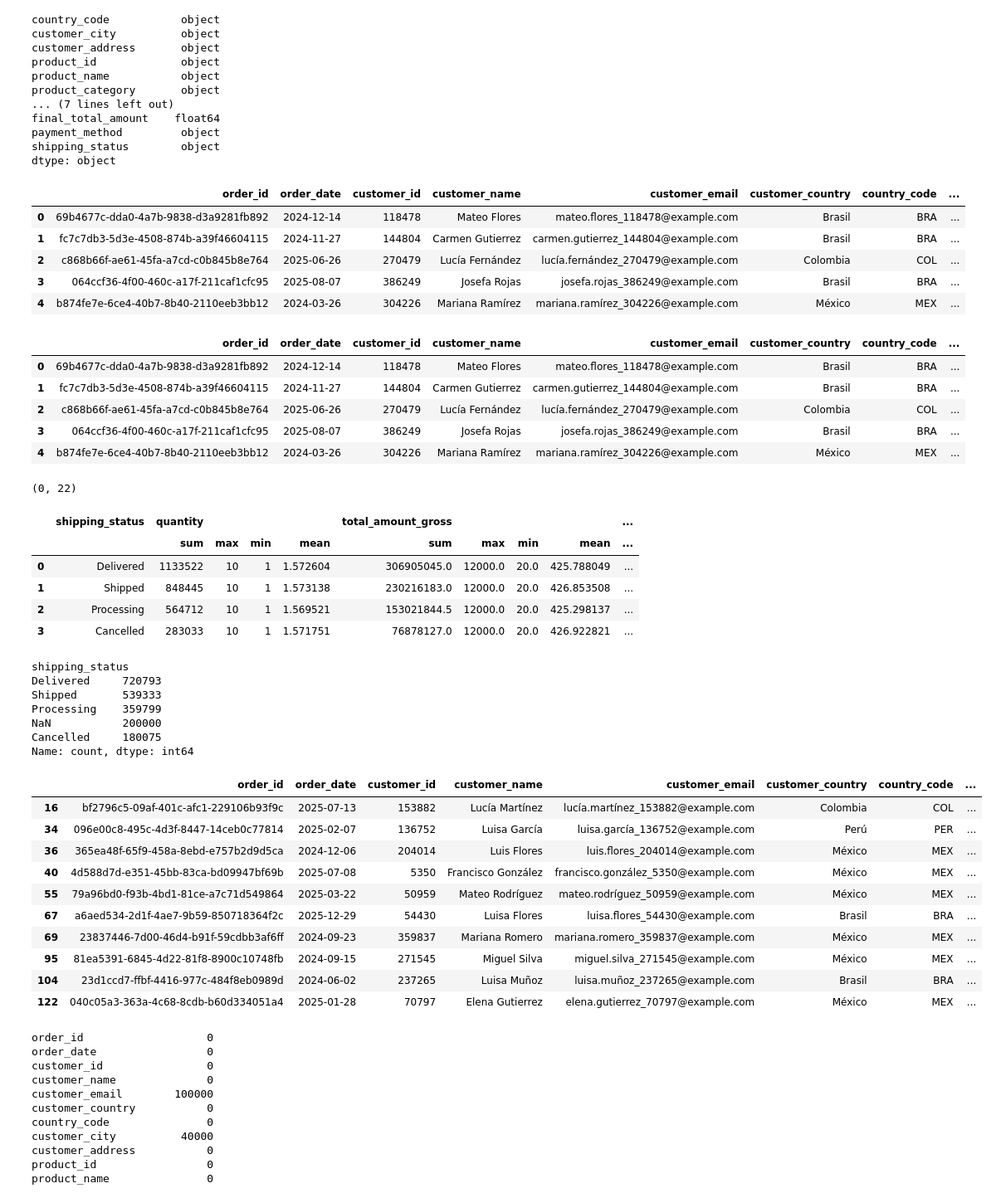
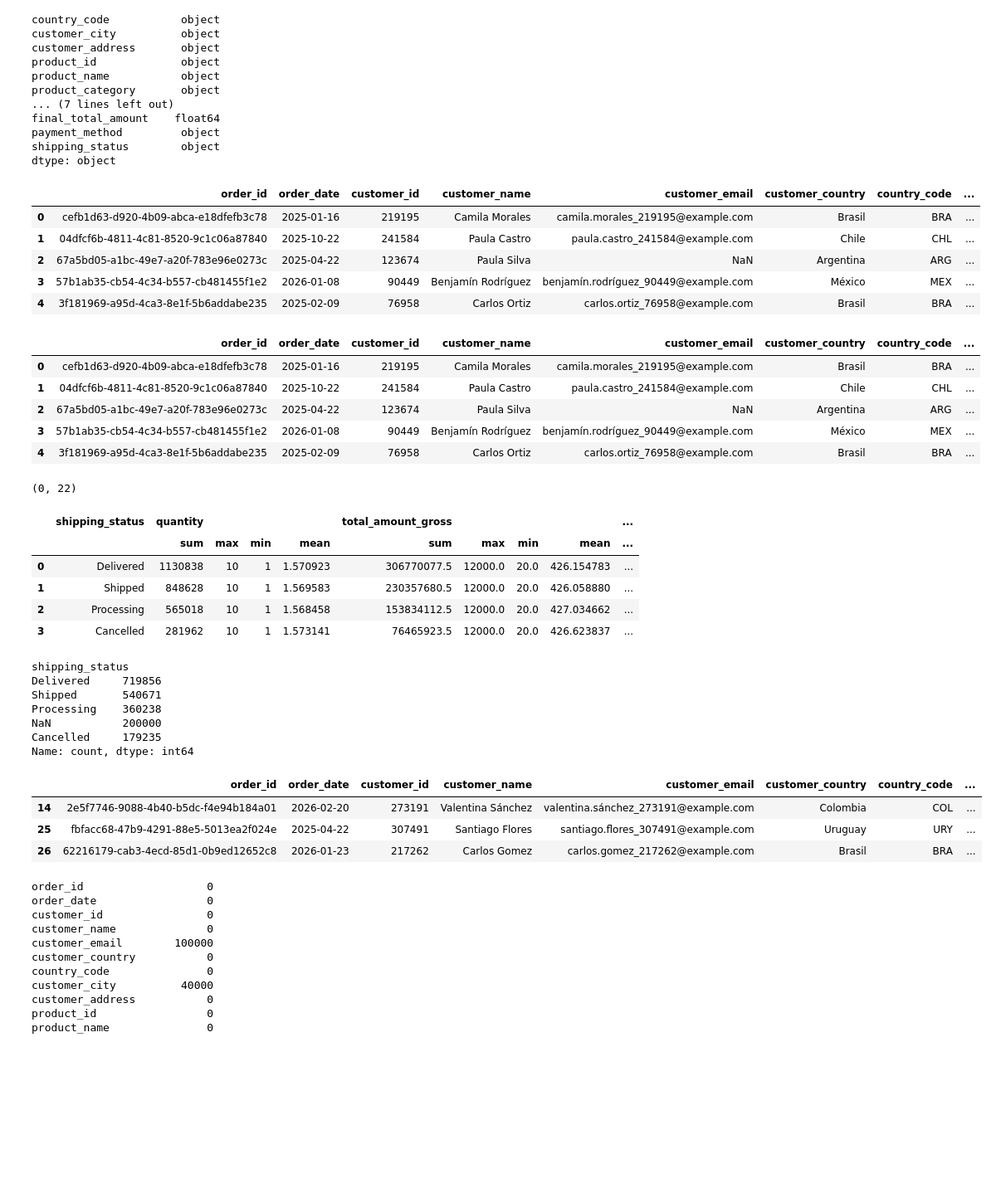
Before and after one commit to hector1994/e_commerce_funnel_data_generator, a Jupyter notebook: generador_sp7.ipynb, the cells around one changed output. Shown at 83% size. Drawn from its saved outputs; the diff is of its cells as text; code cells hidden in the pictures; blank space fills up the shorter version.

```diff
--- a/generador_sp7.ipynb
+++ b/generador_sp7.ipynb
@@ -10,7 +10,7 @@ pd.set_option('display.max_columns', None)
 import seaborn as sns
 import plotly as px
 # %%
-def generate_sales_data(n=2000000):
+def generate_sales_data(n=2327140):
     """
     Generates a Pandas DataFrame with n rows of sales data,
     including intentional errors for data cleaning practice.
@@ -653,20 +653,20 @@ dtype: object
 df_sales.head()
 # %% [output]
 |  | order_id | order_date | customer_id | customer_name | customer_email | customer_country | country_code | ... |
-| 0 | 69b4677c-dda0-4a7b-9838-d3a9281fb892 | 2024-12-14 | 118478 | Mateo Flores | mateo.flores_118478@example.com | Brasil | BRA | ... |
-| 1 | fc7c7db3-5d3e-4508-874b-a39f46604115 | 2024-11-27 | 144804 | Carmen Gutierrez | carmen.gutierrez_144804@example.com | Brasil | BRA | ... |
-| 2 | c868b66f-ae61-45fa-a7cd-c0b845b8e764 | 2025-06-26 | 270479 | Lucía Fernández | lucía.fernández_270479@example.com | Colombia | COL | ... |
-| 3 | 064ccf36-4f00-460c-a17f-211caf1cfc95 | 2025-08-07 | 386249 | Josefa Rojas | josefa.rojas_386249@example.com | Brasil | BRA | ... |
-| 4 | b874fe7e-6ce4-40b7-8b40-2110eeb3bb12 | 2024-03-26 | 304226 | Mariana Ramírez | mariana.ramírez_304226@example.com | México | MEX | ... |
+| 0 | cefb1d63-d920-4b09-abca-e18dfefb3c78 | 2025-01-16 | 219195 | Camila Morales | camila.morales_219195@example.com | Brasil | BRA | ... |
+| 1 | 04dfcf6b-4811-4c81-8520-9c1c06a87840 | 2025-10-22 | 241584 | Paula Castro | paula.castro_241584@example.com | Chile | CHL | ... |
+| 2 | 67a5bd05-a1bc-49e7-a20f-783e96e0273c | 2025-04-22 | 123674 | Paula Silva | NaN | Argentina | ARG | ... |
+| 3 | 57b1ab35-cb54-4c34-b557-cb481455f1e2 | 2026-01-08 | 90449 | Benjamín Rodríguez | benjamín.rodríguez_90449@example.com | México | MEX | ... |
+| 4 | 3f181969-a95d-4ca3-8e1f-5b6addabe235 | 2025-02-09 | 76958 | Carlos Ortiz | carlos.ortiz_76958@example.com | Brasil | BRA | ... |
 # %%
 df_sales.head()
 # %% [output]
 |  | order_id | order_date | customer_id | customer_name | customer_email | customer_country | country_code | ... |
-| 0 | 69b4677c-dda0-4a7b-9838-d3a9281fb892 | 2024-12-14 | 118478 | Mateo Flores | mateo.flores_118478@example.com | Brasil | BRA | ... |
-| 1 | fc7c7db3-5d3e-4508-874b-a39f46604115 | 2024-11-27 | 144804 | Carmen Gutierrez | carmen.gutierrez_144804@example.com | Brasil | BRA | ... |
-| 2 | c868b66f-ae61-45fa-a7cd-c0b845b8e764 | 2025-06-26 | 270479 | Lucía Fernández | lucía.fernández_270479@example.com | Colombia | COL | ... |
-| 3 | 064ccf36-4f00-460c-a17f-211caf1cfc95 | 2025-08-07 | 386249 | Josefa Rojas | josefa.rojas_386249@example.com | Brasil | BRA | ... |
-| 4 | b874fe7e-6ce4-40b7-8b40-2110eeb3bb12 | 2024-03-26 | 304226 | Mariana Ramírez | mariana.ramírez_304226@example.com | México | MEX | ... |
+| 0 | cefb1d63-d920-4b09-abca-e18dfefb3c78 | 2025-01-16 | 219195 | Camila Morales | camila.morales_219195@example.com | Brasil | BRA | ... |
+| 1 | 04dfcf6b-4811-4c81-8520-9c1c06a87840 | 2025-10-22 | 241584 | Paula Castro | paula.castro_241584@example.com | Chile | CHL | ... |
+| 2 | 67a5bd05-a1bc-49e7-a20f-783e96e0273c | 2025-04-22 | 123674 | Paula Silva | NaN | Argentina | ARG | ... |
+| 3 | 57b1ab35-cb54-4c34-b557-cb481455f1e2 | 2026-01-08 | 90449 | Benjamín Rodríguez | benjamín.rodríguez_90449@example.com | México | MEX | ... |
+| 4 | 3f181969-a95d-4ca3-8e1f-5b6addabe235 | 2025-02-09 | 76958 | Carlos Ortiz | carlos.ortiz_76958@example.com | Brasil | BRA | ... |
 # %%
 df_sales[df_sales['order_date'].isna()].shape
 # %% [output]
@@ -702,34 +702,27 @@ df_grouped.reset_index()
 # %% [output]
 |  | shipping_status | quantity |  |  |  | total_amount_gross |  |  |  | ... |
 |  |  | sum | max | min | mean | sum | max | min | mean | ... |
-| 0 | Delivered | 1133522 | 10 | 1 | 1.572604 | 306905045.0 | 12000.0 | 20.0 | 425.788049 | ... |
-| 1 | Shipped | 848445 | 10 | 1 | 1.573138 | 230216183.0 | 12000.0 | 20.0 | 426.853508 | ... |
-| 2 | Processing | 564712 | 10 | 1 | 1.569521 | 153021844.5 | 12000.0 | 20.0 | 425.298137 | ... |
-| 3 | Cancelled | 283033 | 10 | 1 | 1.571751 | 76878127.0 | 12000.0 | 20.0 | 426.922821 | ... |
+| 0 | Delivered | 1130838 | 10 | 1 | 1.570923 | 306770077.5 | 12000.0 | 20.0 | 426.154783 | ... |
+| 1 | Shipped | 848628 | 10 | 1 | 1.569583 | 230357680.5 | 12000.0 | 20.0 | 426.058880 | ... |
+| 2 | Processing | 565018 | 10 | 1 | 1.568458 | 153834112.5 | 12000.0 | 20.0 | 427.034662 | ... |
+| 3 | Cancelled | 281962 | 10 | 1 | 1.573141 | 76465923.5 | 12000.0 | 20.0 | 426.623837 | ... |
 # %%
 df_sales['shipping_status'].value_counts(dropna = False)
 # %% [output]
 shipping_status
-Delivered     720793
-Shipped       539333
-Processing    359799
+Delivered     719856
+Shipped       540671
+Processing    360238
 NaN           200000
-Cancelled     180075
+Cancelled     179235
 Name: count, dtype: int64
 # %%
-df_sales[df_sales['shipping_status'].isna()].head(10)
+df_sales[df_sales['shipping_status'].isna()].head(3)
 # %% [output]
 |  | order_id | order_date | customer_id | customer_name | customer_email | customer_country | country_code | ... |
-| 16 | bf2796c5-09af-401c-afc1-229106b93f9c | 2025-07-13 | 153882 | Lucía Martínez | lucía.martínez_153882@example.com | Colombia | COL | ... |
-| 34 | 096e00c8-495c-4d3f-8447-14ceb0c77814 | 2025-02-07 | 136752 | Luisa García | luisa.garcía_136752@example.com | Perú | PER | ... |
-| 36 | 365ea48f-65f9-458a-8ebd-e757b2d9d5ca | 2024-12-06 | 204014 | Luis Flores | luis.flores_204014@example.com | México | MEX | ... |
-| 40 | 4d588d7d-e351-45bb-83ca-bd09947bf69b | 2025-07-08 | 5350 | Francisco González | francisco.gonzález_5350@example.com | México | MEX | ... |
-| 55 | 79a96bd0-f93b-4bd1-81ce-a7c71d549864 | 2025-03-22 | 50959 | Mateo Rodríguez | mateo.rodríguez_50959@example.com | México | MEX | ... |
-| 67 | a6aed534-2d1f-4ae7-9b59-850718364f2c | 2025-12-29 | 54430 | Luisa Flores | luisa.flores_54430@example.com | Brasil | BRA | ... |
-| 69 | 23837446-7d00-46d4-b91f-59cdbb3af6ff | 2024-09-23 | 359837 | Mariana Romero | mariana.romero_359837@example.com | México | MEX | ... |
-| 95 | 81ea5391-6845-4d22-81f8-8900c10748fb | 2024-09-15 | 271545 | Miguel Silva | miguel.silva_271545@example.com | México | MEX | ... |
-| 104 | 23d1ccd7-ffbf-4416-977c-484f8eb0989d | 2024-06-02 | 237265 | Luisa Muñoz | luisa.muñoz_237265@example.com | Brasil | BRA | ... |
-| 122 | 040c05a3-363a-4c68-8cdb-b60d334051a4 | 2025-01-28 | 70797 | Elena Gutierrez | elena.gutierrez_70797@example.com | México | MEX | ... |
+| 14 | 2e5f7746-9088-4b40-b5dc-f4e94b184a01 | 2026-02-20 | 273191 | Valentina Sánchez | valentina.sánchez_273191@example.com | Colombia | COL | ... |
+| 25 | fbfacc68-47b9-4291-88e5-5013ea2f024e | 2025-04-22 | 307491 | Santiago Flores | santiago.flores_307491@example.com | Uruguay | URY | ... |
+| 26 | 62216179-cab3-4ecd-85d1-0b9ed12652c8 | 2026-01-23 | 217262 | Carlos Gomez | carlos.gomez_217262@example.com | Brasil | BRA | ... |
 # %%
 df_sales.isna().sum()
 # %% [output]
```
Also changed, not shown: parts of 9 cells of this notebook, 9 other files.
